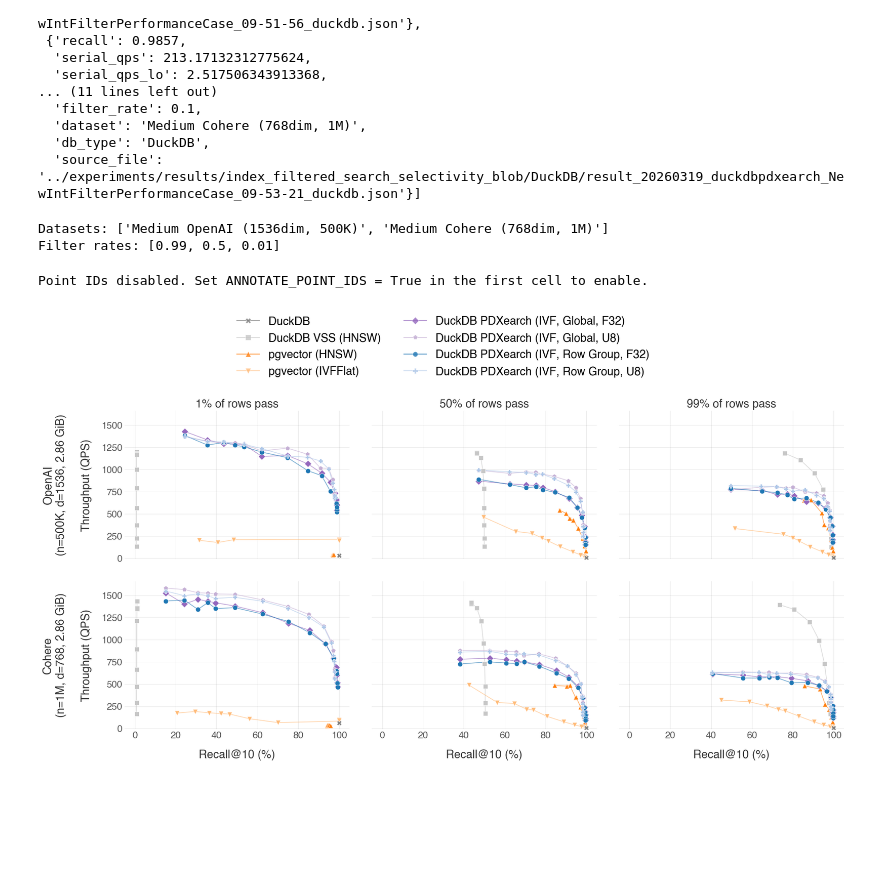
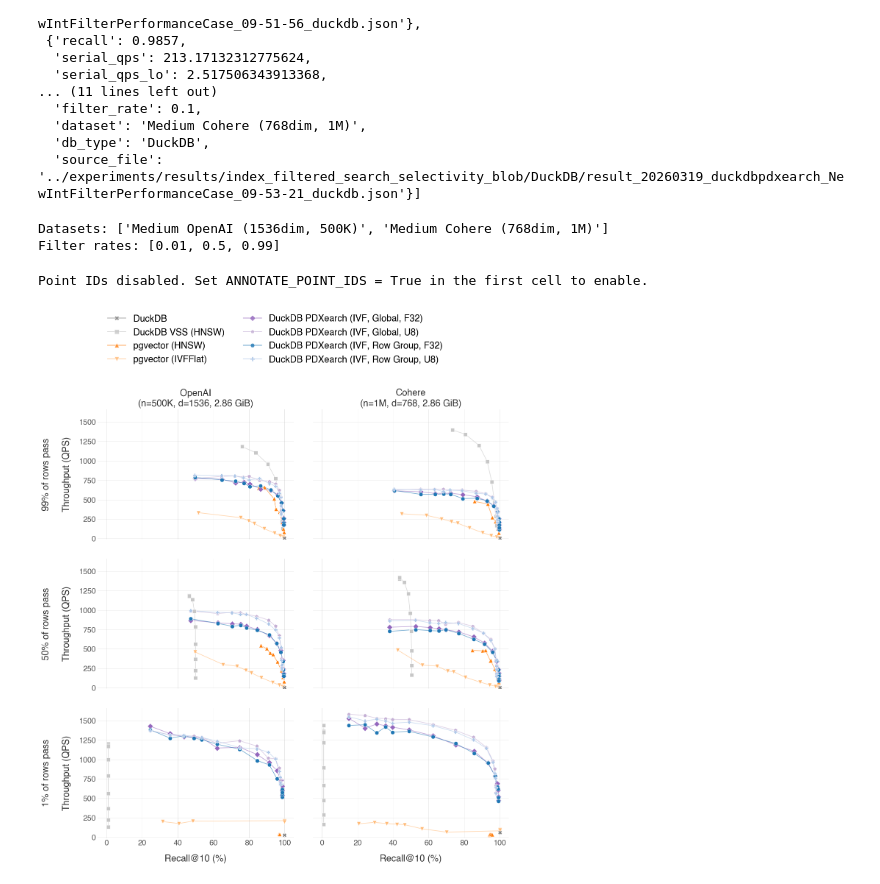
Before and after one commit to Noorts/vss-benchmarks, a Jupyter notebook: analysis/index_filtered_search_selectivity_blob.ipynb, the cells around one changed output. Saved outputs shown, nothing was run; the diff lists cells and outputs as text; code cells hidden in the pictures; blank space fills up the shorter version.

```diff
--- a/analysis/index_filtered_search_selectivity_blob.ipynb
+++ b/analysis/index_filtered_search_selectivity_blob.ipynb
@@ -36,7 +36,7 @@ def compute_qps(metrics: dict) -> tuple[float, float, float]:
     return qps_median_ci(latencies)
 
 
-FILTER_RATE_ORDER = [0.99, 0.5, 0.01]
+FILTER_RATE_ORDER = [0.01, 0.5, 0.99]
 # FILTER_RATE_ORDER = [0.99, 0.9, 0.5, 0.1, 0.01]
 
 DATASET_ORDER = [
@@ -205,7 +205,7 @@ if EXCLUDE_DATASETS:
     print(f"Excluded datasets: {EXCLUDE_DATASETS}")
 # %% [output]
 Datasets: ['Medium OpenAI (1536dim, 500K)', 'Medium Cohere (768dim, 1M)']
-Filter rates: [0.99, 0.5, 0.01]
+Filter rates: [0.01, 0.5, 0.99]
 # %%
 # ---------------------------------------------------------------------------
 # 2b. Assign point IDs and print lookup table (when ANNOTATE_POINT_IDS is True).
@@ -229,7 +229,7 @@ Point IDs disabled. Set ANNOTATE_POINT_IDS = True in the first cell to enable.
 # %%
 # ---------------------------------------------------------------------------
 # 3. Scatter plot: Recall vs QPS
-#    Rows = datasets, Columns = filter rates (selectivities)
+#    Rows = filter rates (selectivities), Columns = datasets
 # ---------------------------------------------------------------------------
 from collections import defaultdict
 from matplotlib.lines import Line2D
@@ -267,14 +267,14 @@ for key in grouped:
     all_index_types.update(grouped[key].keys())
 all_index_types = [idx for idx in local_index_order if idx in all_index_types]
 
-n_rows = len(datasets)
-n_cols = len(filter_rates)
-fig, axes = plt.subplots(n_rows, n_cols, figsize=(6.0 * n_cols, 5.0 * n_rows), squeeze=False)
+n_rows = len(filter_rates)
+n_cols = len(datasets)
+fig, axes = plt.subplots(n_rows, n_cols, figsize=(6.5 * n_cols, 5.0 * n_rows), squeeze=False)
 
 global_ymax = max(r["serial_qps"] for r in filtered_records) * 1.05 if filtered_records else 1
 
-for row_idx, ds in enumerate(datasets):
-    for col_idx, fr in enumerate(filter_rates):
+for row_idx, fr in enumerate(filter_rates):
+    for col_idx, ds in enumerate(datasets):
         ax = axes[row_idx][col_idx]
 
         for index_type in all_index_types:
@@ -307,13 +307,13 @@ for row_idx, ds in enumerate(datasets):
 
         ds_title = DATASET_TITLES.get(ds, ds)
         if row_idx == 0:
-            pass_pct = round((1 - fr) * 100)
-            ax.set_title(f"{pass_pct}% of rows pass", fontsize=TITLE_FONTSIZE, color=FONT_COLOR)
+            ax.set_title(ds_title, fontsize=TITLE_FONTSIZE, color=FONT_COLOR)
 
         if row_idx == n_rows - 1:
             ax.set_xlabel("Recall@10 (%)", fontsize=LABEL_FONTSIZE, color=FONT_COLOR, labelpad=15)
         if col_idx == 0:
-            ax.set_ylabel(f"{ds_title}\n\nThroughput (QPS)", fontsize=LABEL_FONTSIZE, color=FONT_COLOR, labelpad=15)
+            pass_pct = round((1 - fr) * 100)
+            ax.set_ylabel(f"{pass_pct}% of rows pass\n\nThroughput (QPS)", fontsize=LABEL_FONTSIZE, color=FONT_COLOR, labelpad=15)
 
         ax.grid(True, linestyle='-', linewidth=0.6, color='gray', alpha=0.2)
         ax.set_axisbelow(True)
@@ -324,32 +324,32 @@ for row_idx, ds in enumerate(datasets):
         ax.spines['bottom'].set_visible(False)
 
         ax.set_xlim(-0.05, 1.05)
         ax.set_ylim(-10, global_ymax + 0.05)
         ax.set_xticks([i / 5 for i in range(6)])
         ax.xaxis.set_major_formatter(plt.FuncFormatter(lambda x, _: f"{x * 100:.0f}"))
 
         ax.tick_params(axis='both', colors=TICK_FONTS_COLOR, length=0)
         ax.tick_params(axis='x', labelsize=TICK_FONTSIZE)
         ax.tick_params(axis='y', labelsize=TICK_FONTSIZE)
 
         if row_idx != n_rows - 1:
             ax.set_xticklabels([])
         if col_idx != 0:
             ax.set_yticklabels([])
 
 legend_handles = []
 for index_type in all_index_types:
     color = local_index_colors.get(index_type, "#808080")
     marker = local_index_markers.get(index_type, "o")
     legend_handles.append(Line2D([0], [0], color=color, marker=marker, linestyle='-',
                                   markersize=8, markeredgecolor='white', markeredgewidth=0.5,
                                   linewidth=1.2, alpha=0.8, label=index_type))
 
 fig.legend(handles=legend_handles, loc="upper center", ncol=math.ceil(len(all_index_types) / 4),
            frameon=False, fontsize=LABEL_FONTSIZE, bbox_to_anchor=(0.5, 1.02))
 
-fig.tight_layout(rect=[0, 0, 1, 0.83])
+fig.tight_layout(rect=[0, 0, 1, 0.88])
 fig.subplots_adjust(wspace=0.10, hspace=0.15)
 save_fig("index_filtered_search_selectivity_blob")
 # %% [output]
-[figure, old version]
+[figure, new version]
```
Also changed, not shown: 1 other file.
